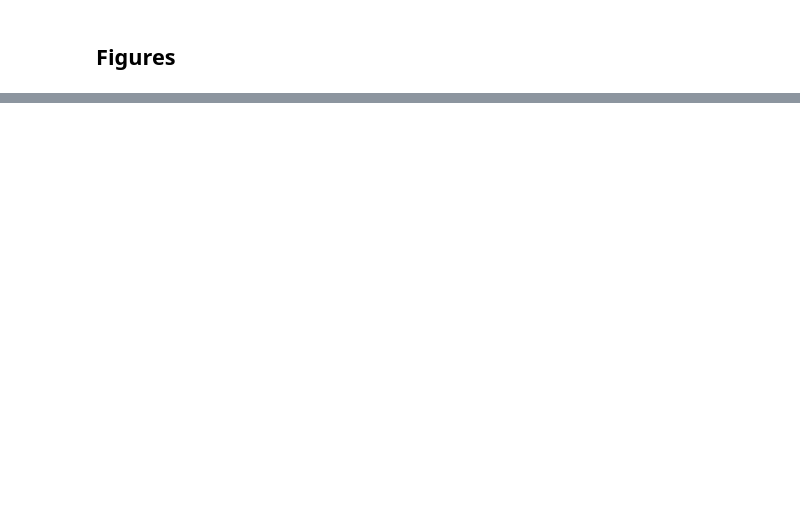
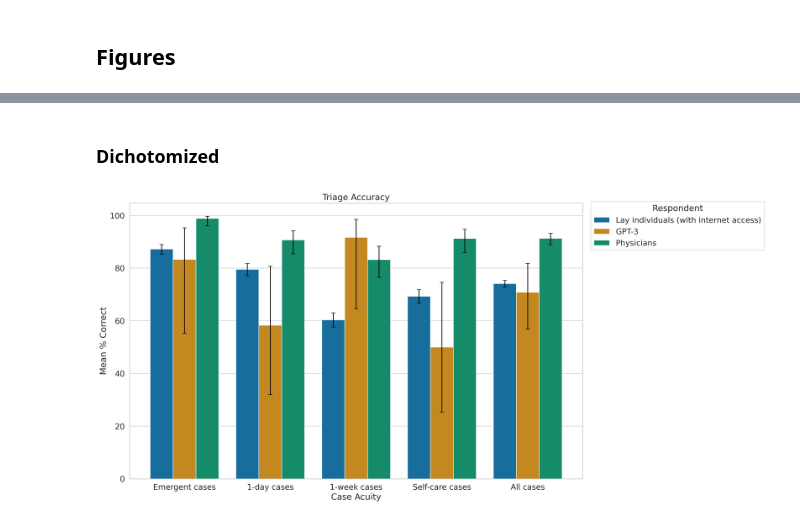
Before and after one commit to beamlab-hsph/gpt3-clinical-vignettes, a Jupyter notebook: notebooks/final-figures-tables.ipynb, the cells around one changed output, grey strips where cells are left out. Cells and saved outputs as stored; diff of their text form; code cells hidden in the pictures; blank space fills up the shorter version.

```diff
--- a/notebooks/final-figures-tables.ipynb
+++ b/notebooks/final-figures-tables.ipynb
@@ -310,0 +394,20 @@ gpt3_triage_perf
+# %%
+# Aggregate over vignettes
+gpt3_triage_perf_exact = per_vignette_gpt3_exact.groupby('Correct Triage').agg({"Correct": [len, sum]})
+gpt3_triage_perf_exact.loc['All'] = gpt3_triage_perf_exact.sum()
+gpt3_triage_perf_exact.rename(columns={'sum': '# Correct', 'len': 'N'}, inplace=True)
+gpt3_triage_perf_exact = gpt3_triage_perf_exact["Correct"]
+
+# Get confidence intervals
+data = []
+for i, row in gpt3_triage_perf_exact.iterrows():
+    n, total = row.values
+    row.loc['LB'], row.loc['UB'] =\
+        proportion_confint(count=total, nobs=n, alpha=ALPHA, method='wilson')
+    row.loc['LB']*= 100; row.loc['UB'] *= 100
+    row.loc['Mean'] = (total/n)*100
+    row.name = i
+    data.append(row)
+
+gpt3_triage_perf_exact = pd.DataFrame(data)
+gpt3_triage_perf_exact
@@ -429,0 +503,38 @@ ax.errorbar(x=[patch.get_x()+patch.get_width()/2 for patch in ax.patches],
+# %% [markdown]
+### Dichotomized
+# %%
+triage_perf = pd.concat([human_triage_perf, gpt3_triage_perf_dich, md_triage_perf])
+triage_perf['Respondent'] = ['Lay individuals (with internet access)']*5 +\
+    ['GPT-3']*5 +\
+    ['Physicians']*5
+triage_perf.index.name = "Case Acuity"
+triage_perf.reset_index(inplace=True)
+
+row_order = ["Emergent", "1-day", "1-week", "Self-care", "All"]
+
+fig, ax = plt.subplots(figsize=(16, 10))
+g = sns.barplot(data=triage_perf,
+            x='Case Acuity',
+            y='Mean',
+            hue='Respondent',
+            ax=ax,
+            order=row_order,
+            palette="colorblind"
+           )
+g.legend(loc='upper right', bbox_to_anchor=(1.41, 1.02), title="Respondent")
+g.set_xlabel("Case Acuity")
+g.set_ylabel("Mean % Correct")
+g.set_xticklabels([a.get_text() + " cases" for a in ax.get_xticklabels()])
+g.set_title("Triage Accuracy")
+
+tmp = triage_perf.set_index(["Case Acuity", "Respondent"]).\
+    loc[[(case, respondent.get_text()) for respondent in ax.legend_.get_texts() for case in row_order]]
+tmp["LB"] = -(tmp["LB"]-tmp["Mean"])
+tmp["UB"] = tmp["UB"] - tmp["Mean"]
+
+ax.errorbar(x=[patch.get_x()+patch.get_width()/2 for patch in ax.patches],
+            y=[patch.get_height() for patch in ax.patches],
+            yerr=tmp[["LB", "UB"]].values.T,
+            ls='none', fmt='k', capsize=4);
+# %% [output]
+[figure, added]
```
Also changed, not shown: parts of 31 cells of this notebook, 8 other files.
